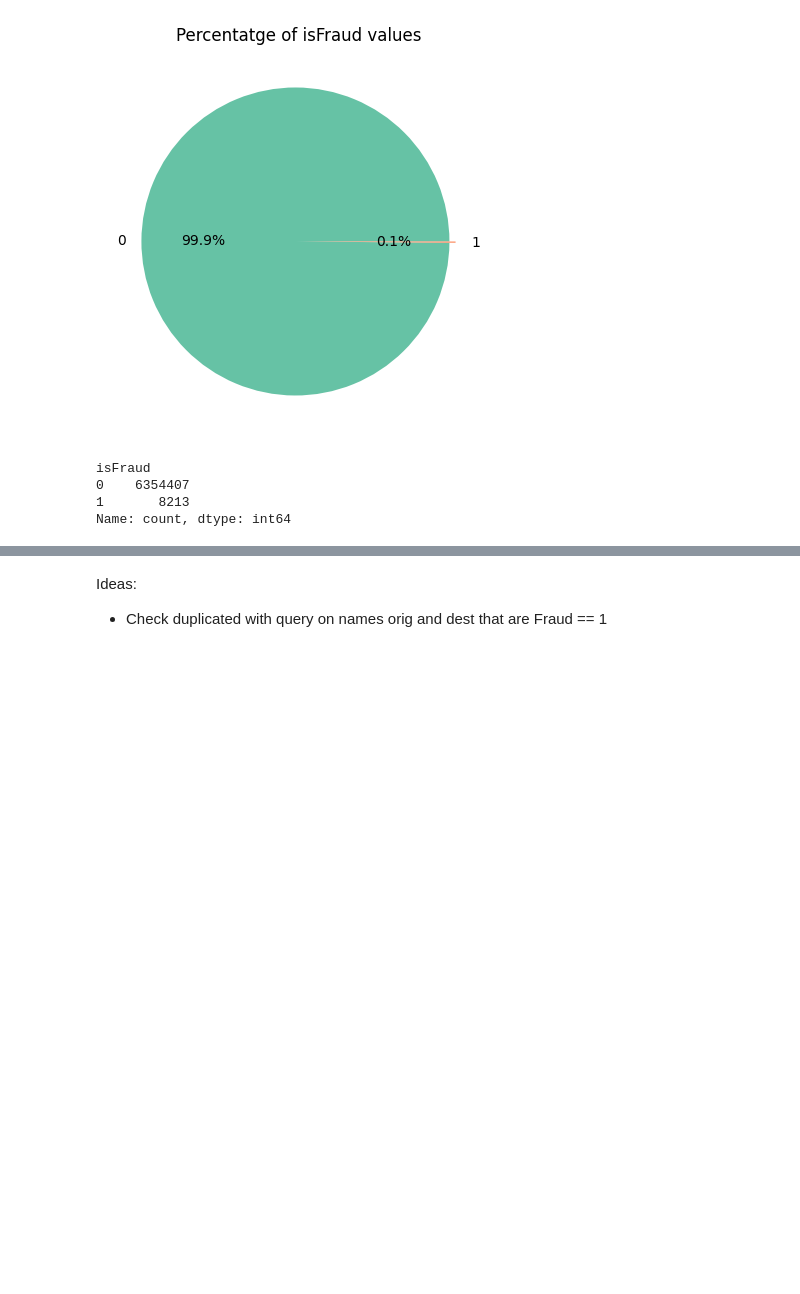
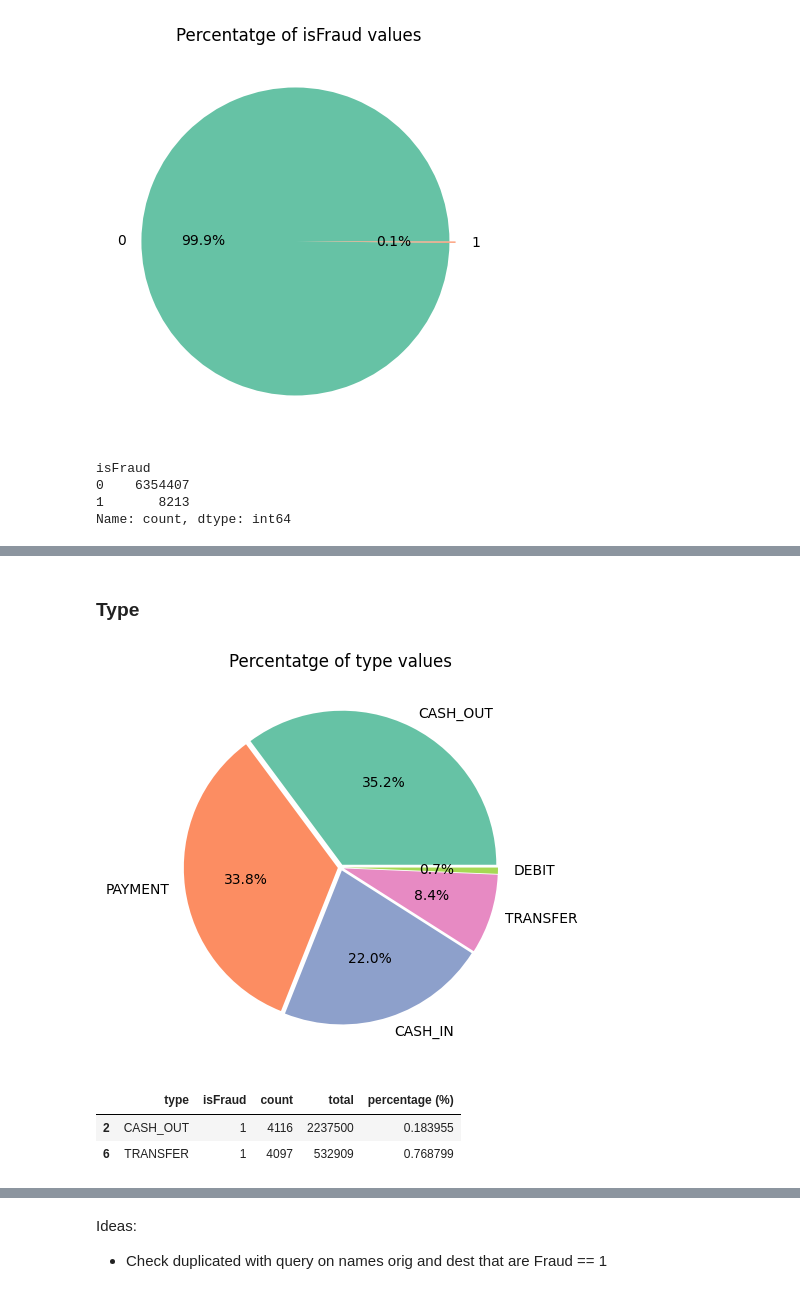
Before and after one commit to AMaldu/fraud_detection, a Jupyter notebook: notebooks/eda.ipynb, the cells around one changed output, grey strips where cells are left out. Cells and saved outputs as stored; diff of their text form; code cells hidden in the pictures; blank space fills up the shorter version.

```diff
--- a/notebooks/eda.ipynb
+++ b/notebooks/eda.ipynb
@@ -148,0 +189,18 @@ KeyError: 'oldbalanceOrig'
+# %% [markdown]
+### Type
+# %%
+pie_plot(data['type'])
+# %% [output]
+[figure, added]
+# %%
+# Which are fraud among every category
+fraud_types = df.groupby(['type', 'isFraud'], observed=True).size().reset_index(name='count')
+total_transactions = fraud_types.groupby('type', observed = True)['count'].sum().reset_index(name='total')
+desc_types = fraud_types.merge(total_transactions, on='type')
+
+desc_types['percentage (%)'] = (desc_types['count'] / desc_types['total'])*100
+desc_types.query('isFraud == 1')
+# %% [output]
+|  | type | isFraud | count | total | percentage (%) |
+| 2 | CASH_OUT | 1 | 4116 | 2237500 | 0.183955 |
+| 6 | TRANSFER | 1 | 4097 | 532909 | 0.768799 |
```
Also changed, not shown: parts of 28 cells of this notebook, 1 other file.
